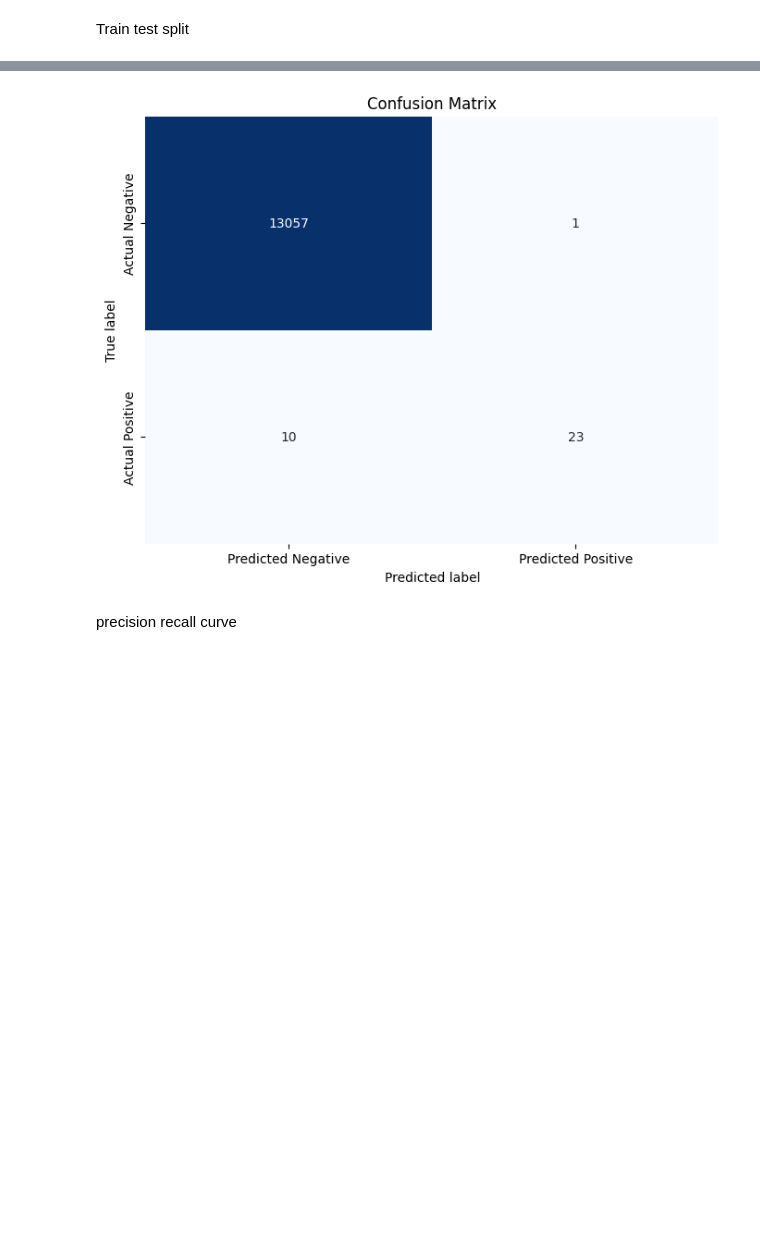
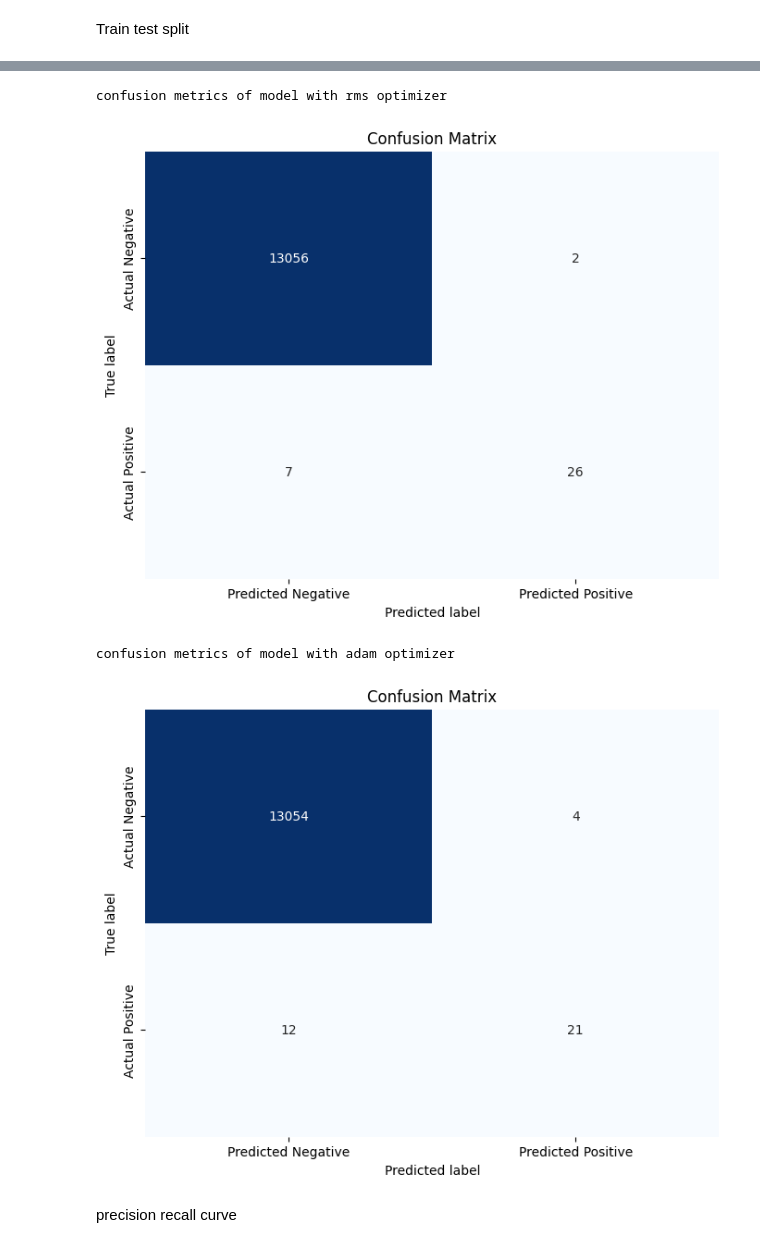
Before and after one commit to GOPIKA-S-S/DL_lab, a Jupyter notebook: 2348518_DL_lab2.ipynb, the cells around one changed output, grey strips where cells are left out. Cells and saved outputs as stored; diff of their text form; code cells hidden in the pictures; blank space fills up the shorter version.

```diff
--- a/2348518_DL_lab2.ipynb
+++ b/2348518_DL_lab2.ipynb
@@ -220,22 +251,41 @@ plt.show()
 # %%
 import matplotlib.pyplot as plt
 import seaborn as sns
 from sklearn.metrics import confusion_matrix
 
-# Calculate the confusion matrix
-conf_matrix = confusion_matrix(y_test, class_predictions)
-
+# Calculate the confusion matrix for rms
+conf_matrix_r = confusion_matrix(y_test, class_predictions_r)
+print("confusion metrics of model with rms optimizer")
 # Display the confusion matrix using a heatmap
 plt.figure(figsize=(8, 6))
-sns.heatmap(conf_matrix, annot=True, cmap='Blues', fmt='g', cbar=False,
+sns.heatmap(conf_matrix_r, annot=True, cmap='Blues', fmt='g', cbar=False,
             xticklabels=['Predicted Negative', 'Predicted Positive'],
             yticklabels=['Actual Negative', 'Actual Positive'])
 plt.xlabel('Predicted label')
 plt.ylabel('True label')
 plt.title('Confusion Matrix')
 plt.show()
+
+
+
+# Calculate the confusion matrix for adam
+conf_matrix_a = confusion_matrix(y_test, class_predictions_a)
+
+print("confusion metrics of model with adam optimizer")
+# Display the confusion matrix using a heatmap
+plt.figure(figsize=(8, 6))
+sns.heatmap(conf_matrix_a, annot=True, cmap='Blues', fmt='g', cbar=False,
+            xticklabels=['Predicted Negative', 'Predicted Positive'],
+            yticklabels=['Actual Negative', 'Actual Positive'])
+plt.xlabel('Predicted label')
+plt.ylabel('True label')
+plt.title('Confusion Matrix')
+plt.show()
 # %% [output]
+confusion metrics of model with rms optimizer
 [figure]
+confusion metrics of model with adam optimizer
+[figure, added]
 # %% [markdown]
 precision recall curve
 # %%
```
Also changed, not shown: parts of 4 cells of this notebook.
